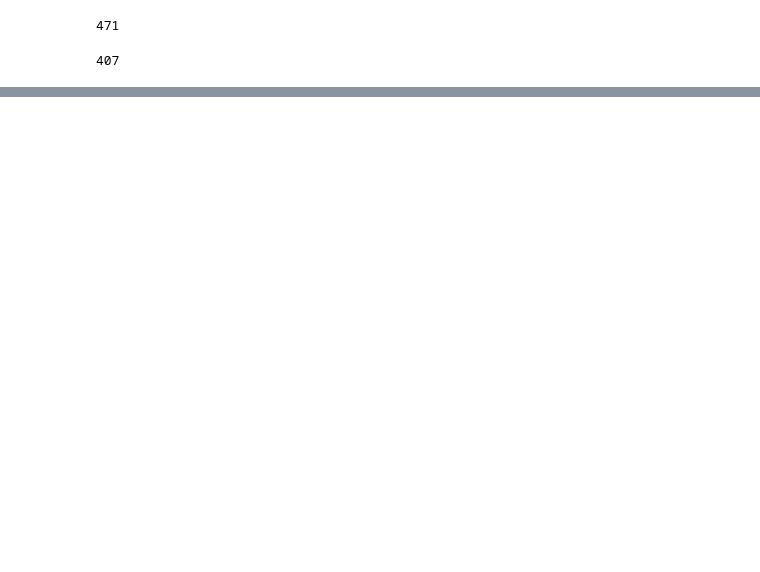
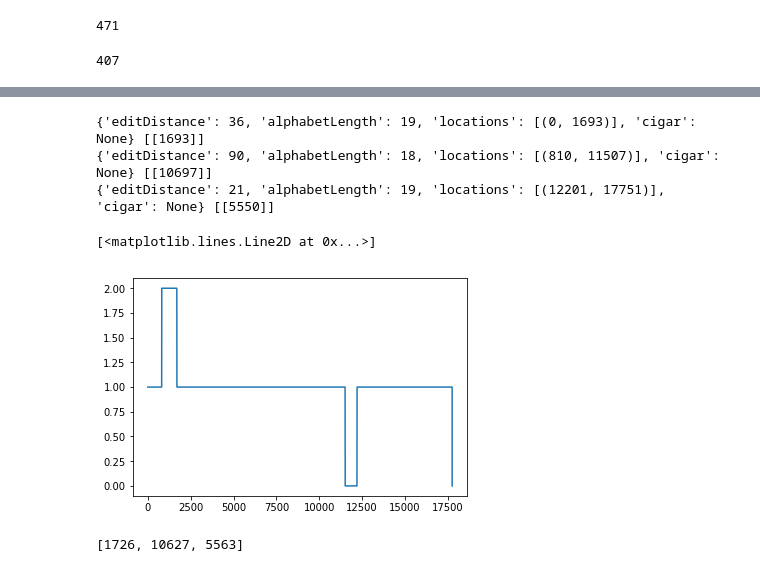
Before and after one commit to seryrzu/centroFlye, a Jupyter notebook: scripts/jupyters/IterativeDeBruijnGraph.ipynb, the cells around one changed output, grey strips where cells are left out. Drawn from its saved outputs; the diff is of its cells as text; code cells hidden in the pictures; blank space fills up the shorter version.

```diff
--- a/scripts/jupyters/IterativeDeBruijnGraph.ipynb
+++ b/scripts/jupyters/IterativeDeBruijnGraph.ipynb
@@ -555,0 +998,43 @@ Generating CX
+# %%
+def units2monomers(units):
+    monomers = []
+    for (s, e) in units:
+        monomers.append(ascii_uppercase[s:e+1])
+    monomers = ''.join(monomers)
+    return monomers
+# %%
+ref_monomers = units2monomers(units)
+# %%
+def get_cov(ref_monomers, seqs, max_ed=10000):
+    coverage = [0] * (len(ref_monomers)+1)
+    for r_id, seq in seqs.items():
+        alignment = edlib.align(seq,
+                                ref_monomers,
+                                mode='HW',
+                                task='locations',
+                                k=max_ed)
+        print(alignment, np.diff(alignment['locations']))
+        loc = alignment['locations']
+        if loc is None or len(loc) != 1:
+            continue
+        else:
+            loc = loc[0]
+        coverage[loc[0]] += 1
+        coverage[loc[1]+1] -= 1
+    coverage = np.cumsum(coverage)
+    return coverage
+# %%
+ref_coverage = get_cov(ref_monomers, {i: contig for i, contig in enumerate(contigs)})
+# %% [output]
+{'editDistance': 36, 'alphabetLength': 19, 'locations': [(0, 1693)], 'cigar': None} [[1693]]
+{'editDistance': 90, 'alphabetLength': 18, 'locations': [(810, 11507)], 'cigar': None} [[10697]]
+{'editDistance': 21, 'alphabetLength': 19, 'locations': [(12201, 17751)], 'cigar': None} [[5550]]
+# %%
+plt.plot(ref_coverage)
+# %% [output]
+[<matplotlib.lines.Line2D at 0x...>]
+[figure, added]
+# %%
+[len(contig) for contig in contigs]
+# %% [output]
+[1726, 10627, 5563]
```
Also changed, not shown: parts of 54 cells of this notebook, 3 other files.
